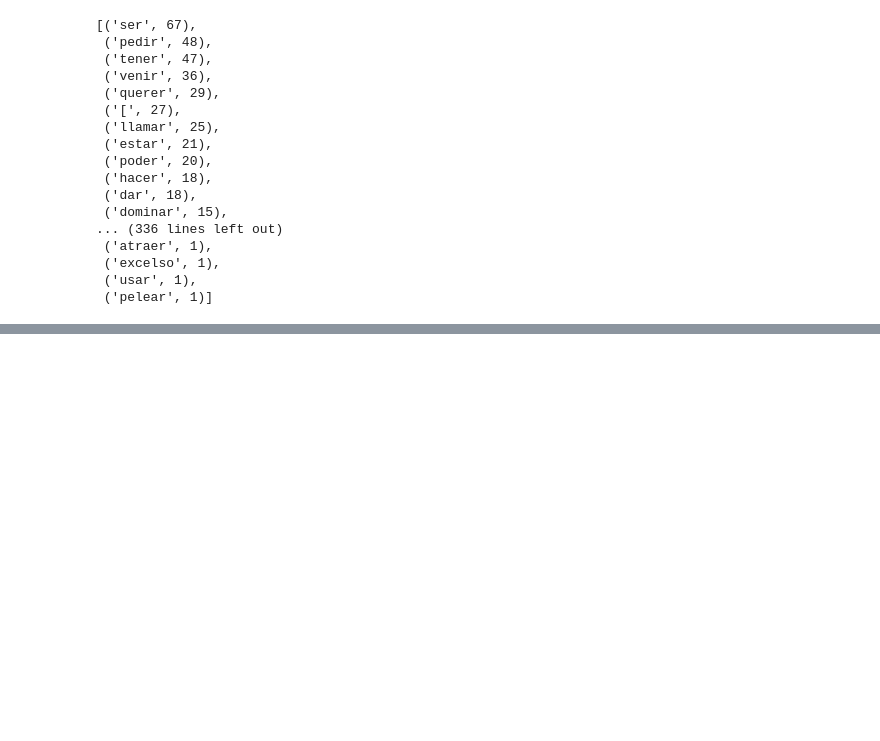
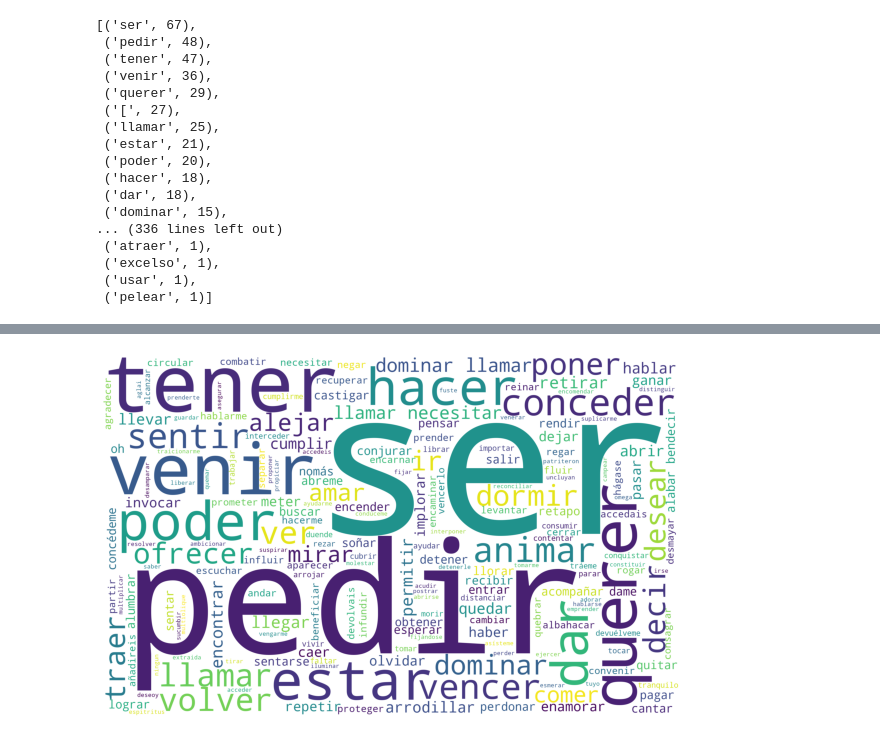
Before and after one commit to roicort/DarkMagic, a Jupyter notebook: NLP/NLP.ipynb, the cells around one changed output, grey strips where cells are left out. Saved outputs shown, nothing was run; the diff lists cells and outputs as text; code cells hidden in the pictures; blank space fills up the shorter version.

Commit message:
WordCloud Verbs

```diff
--- a/NLP/NLP.ipynb
+++ b/NLP/NLP.ipynb
@@ -144,7 +121,7 @@ for index, row in df.iterrows():
     verbs = [token.lemma_ for token in doc if token.pos_ == "VERB"]
     if verbs != []:
         for verb in verbs:
-            allverbs.append(verb.replace())
+            allverbs.append(verb)
 # %%
 from collections import Counter
 d = dict(Counter(allverbs))
@@ -172,0 +169,16 @@ sort
+# %%
+unique_string=(" ").join(allverbs)
+# %%
+wordcloud = WordCloud(width = 2560, height = 1600,
+                background_color ='white',
+                min_font_size = 10).generate(unique_string)
+# %%
+# plot the WordCloud image
+plt.figure(figsize = (8, 8), facecolor = None)
+plt.imshow(wordcloud)
+plt.axis("off")
+plt.tight_layout(pad = 0)
+plt.savefig('wordcloud.png',dpi=1000)
+plt.show()
+# %% [output]
+[figure, added]
```
Also changed, not shown: parts of 8 cells of this notebook, 1 other file.
